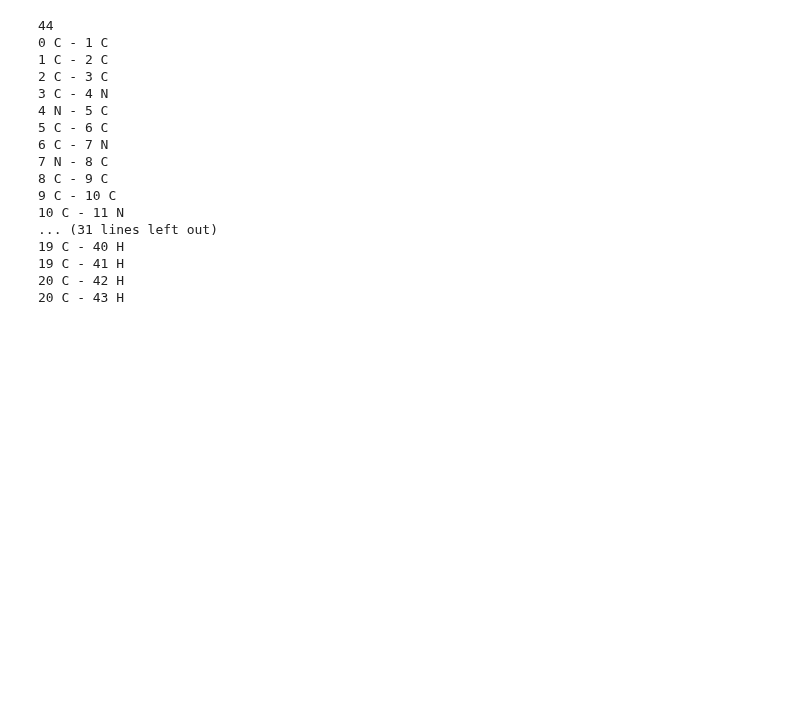
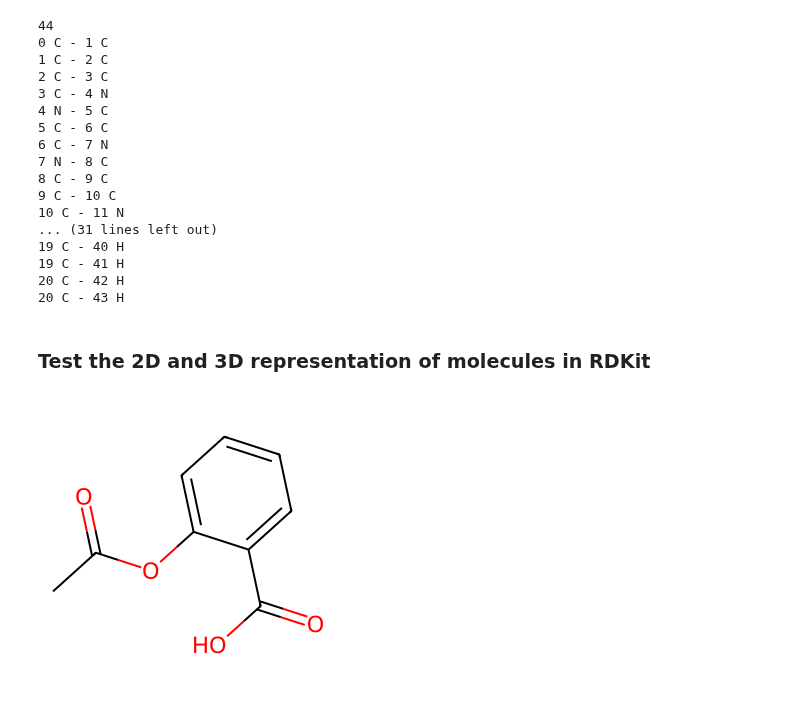
Before and after one commit to xiang1103/DL_ML_Implementations, a Jupyter notebook: RDkit & Geometric DL/rdkit/rdkit_3D.ipynb, the cells around one changed output. Drawn from its saved outputs; the diff is of its cells as text; code cells hidden in the pictures; blank space fills up the shorter version.

Commit message:
rdkit

```diff
--- a/RDkit & Geometric DL/rdkit/rdkit_3D.ipynb
+++ b/RDkit & Geometric DL/rdkit/rdkit_3D.ipynb
@@ -139,3 +139,12 @@ for bond in mol.GetBonds():
 19 C - 41 H
 20 C - 42 H
 20 C - 43 H
+# %% [markdown]
+### Test the 2D and 3D representation of molecules in RDKit
+# %%
+smiles= "CC(=O)OC1=CC=CC=C1C(=O)O"  # 1D information
+mol= Chem.MolFromSmiles(smiles)
+img= Draw.MolToImage(mol)   # 2D picture
+img
+# %% [output]
+[figure, added]
```
Also changed, not shown: parts of 7 cells of this notebook.
